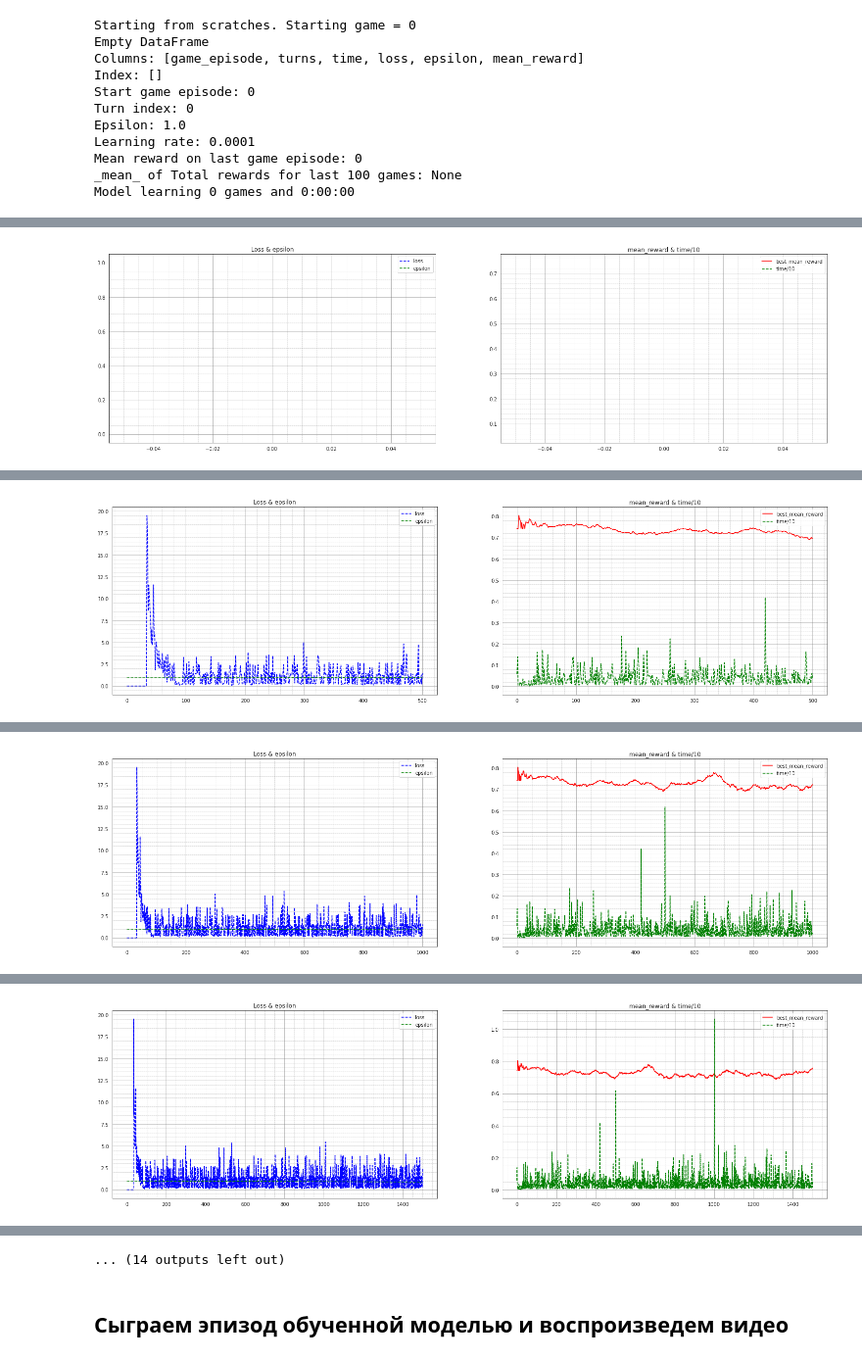
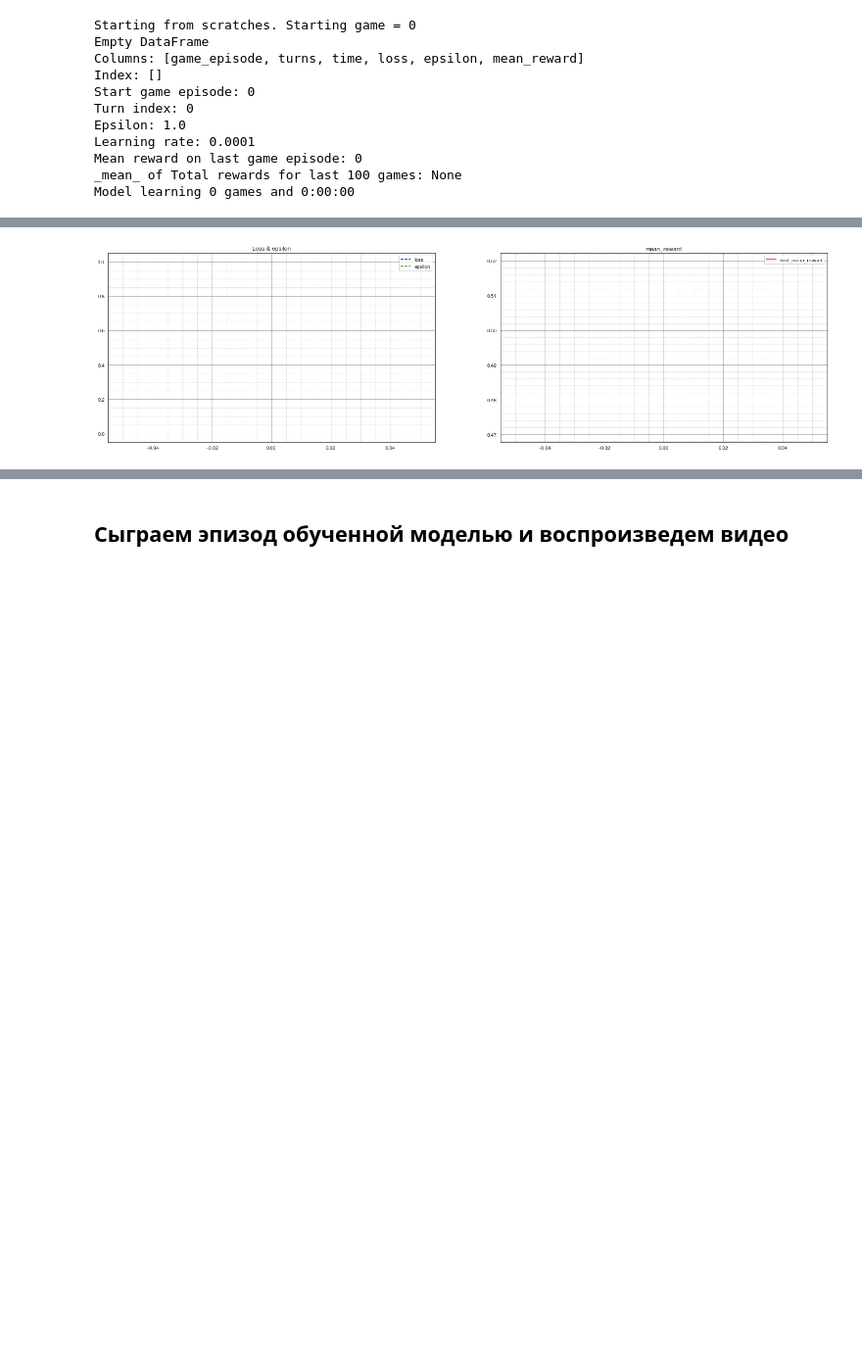
Before and after one commit to cubecloud/fool_game, a Jupyter notebook: fool_game_and_q_deep_learning.ipynb, the cells around one changed output, grey strips where cells are left out. Shown: that part at 98% size. Saved outputs shown, nothing was run; the diff lists cells and outputs as text; code cells hidden in the pictures; blank space fills up the shorter version.

```diff
--- a/fool_game_and_q_deep_learning.ipynb
+++ b/fool_game_and_q_deep_learning.ipynb
@@ -112,9 +112,9 @@ timezone = pytz.timezone("Europe/Moscow")
 # # "магическая" команда python для запуска библиотеки в ноутбуке
 # %matplotlib inline
 
-HOME = f'/content/drive/MyDrive/Python/fool_game/data/'
-from google.colab import drive
-drive.mount('/content/drive')
+# HOME = f'/content/drive/MyDrive/Python/fool_game/data/'
+# from google.colab import drive
+# drive.mount('/content/drive')
 
 from importlib import reload
 from cardgames import foolgame
@@ -187,3 +181,14 @@ model_target = foolgame.q_model()
+# %%
+games_num = 100000
+players_num = 2
+model = foolgame.q_model(in_shape=(37, 20+players_num,),
+                                        num_actions=37)
+model_target = foolgame.q_model(in_shape=(37, 20+players_num,),
+                                        num_actions=37)
+game_table = foolgame.Environment(players_num,
+                                  games_num,
+                                  model
+                                 )
 # %%
 MEAN_REWARD_BOUND = 0.9
 
@@ -328,13 +333,13 @@ optimizer = tf.keras.optimizers.Adam(learning_rate=learning_rate, clipnorm=1.0)
 # optimizer = Adam(lr=learning_rate)
 loss_funct = tf.keras.losses.Huber()
 
-# model.compile(optimizer = optimizer,
-#               loss = loss_funct,
-#               metrics=['mean_square_error'])
+model.compile(optimizer = optimizer,
+              loss = loss_funct,
+              metrics=['mean_square_error'])
 
-# model_target.compile(optimizer = optimizer,
-#                     loss = loss_funct,
-#                     metrics=['mean_square_error'])
+model_target.compile(optimizer = optimizer,
+                    loss = loss_funct,
+                    metrics=['mean_square_error'])
 
 # agent = Agent(env, buffer)
 
@@ -348,7 +353,7 @@ print(">>>Training starts at ", start_datetime)
 start_time = time.time()
 while True:
         epsilon = max(epsilon*eps_decay, eps_min)
-        reward = game_table.train_episode_AI(start_type='next', model=model, epsilon=epsilon)
+        reward = game_table.train_episode_AI(start_type='next', epsilon=epsilon)
         rewards_in_row.append(reward)
         if len(rewards_in_row) > 12:
           del rewards_in_row[:1]
@@ -457 +463 @@ game_episode: 000000000000, turn: 0000038, epsilon: 1.000, mean reward: 0.742, r
-[figure, old version]
+[figure, new version]
@@ -475 +464,0 @@ Save exp buffer...
-[figure, removed]
@@ -493 +465,0 @@ Save exp buffer...
-[figure, removed]
@@ -511 +465,0 @@ Save exp buffer...
-[figure, removed]
@@ -548,4 +466,3 @@ Save exp buffer...
-... (14 outputs left out)
 # %% [markdown]
 ## Сыграем эпизод обученной моделью и воспроизведем видео
 # %%
```
Also changed, not shown: parts of 4 cells of this notebook, 3 other files.
